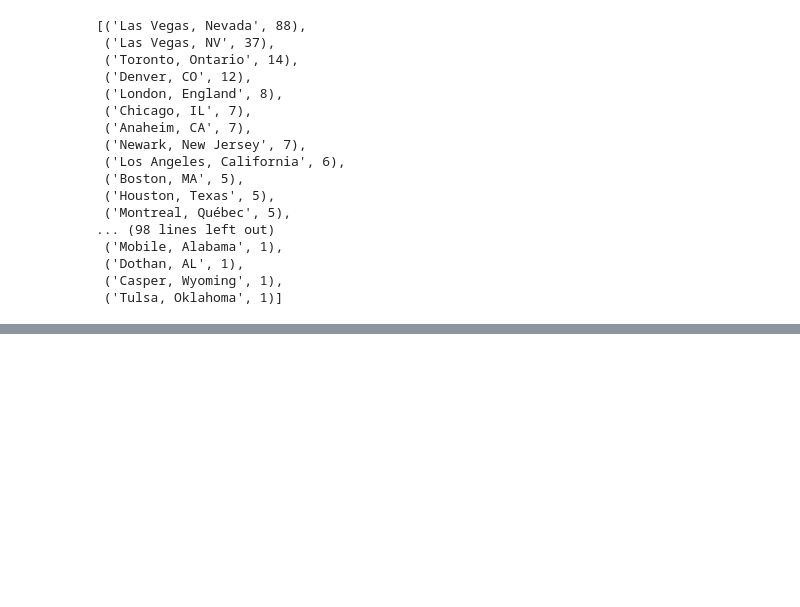
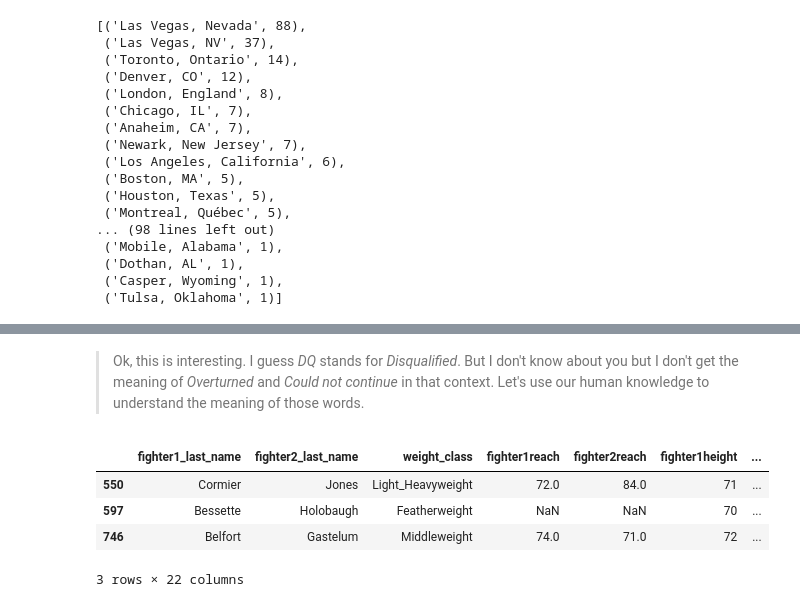
Before and after one commit to goujonbe/ufc-data-analysis, a Jupyter notebook: notebooks/data_analysis.ipynb, the cells around one changed output, grey strips where cells are left out. Drawn from its saved outputs; the diff is of its cells as text; code cells hidden in the pictures; blank space fills up the shorter version.

```diff
--- a/notebooks/data_analysis.ipynb
+++ b/notebooks/data_analysis.ipynb
@@ -166,0 +229,10 @@ number_events_per_city_sorted
+# %% [markdown]
+> Ok, this is interesting. I guess *DQ* stands for *Disqualified*. But I don't know about you but I don't get the meaning of *Overturned* and *Could not continue* in that context.  Let's use our human knowledge to understand the meaning of those words.
+# %%
+df_fights[df_fights['method'] == 'Overturned'].head(3)
+# %% [output]
+|  | fighter1_last_name | fighter2_last_name | weight_class | fighter1reach | fighter2reach | fighter1height | ... |
+| 550 | Cormier | Jones | Light_Heavyweight | 72.0 | 84.0 | 71 | ... |
+| 597 | Bessette | Holobaugh | Featherweight | NaN | NaN | 70 | ... |
+| 746 | Belfort | Gastelum | Middleweight | 74.0 | 71.0 | 72 | ... |
+3 rows × 22 columns
```
Also changed, not shown: parts of 12 cells of this notebook.
